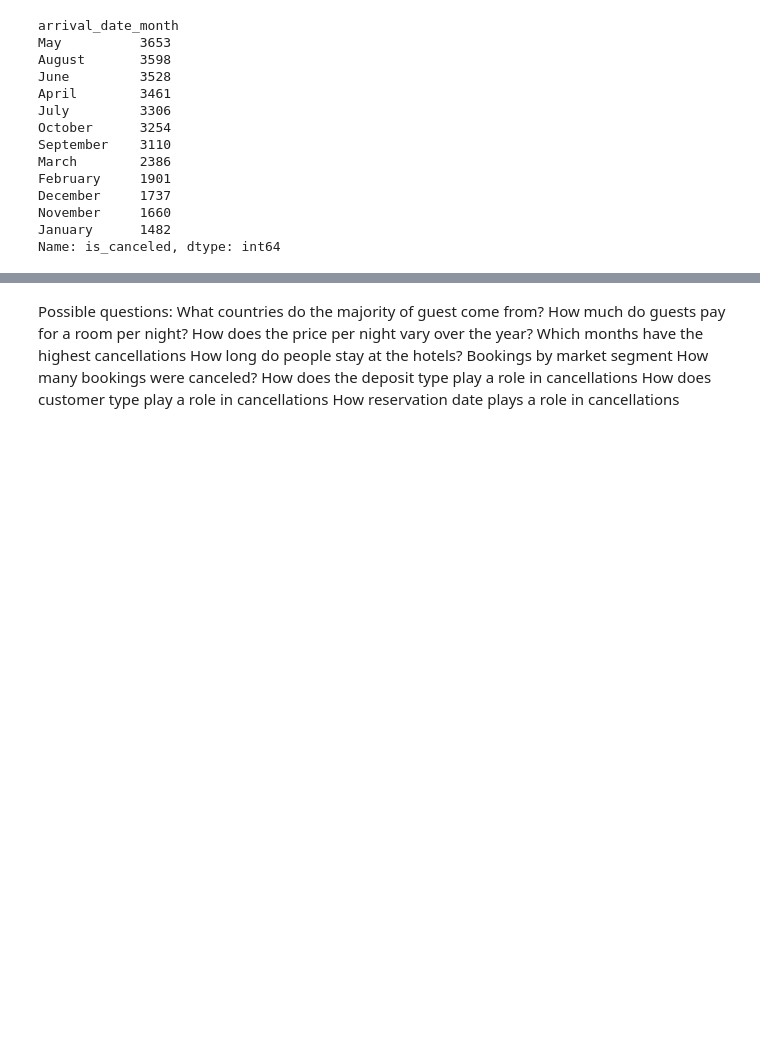
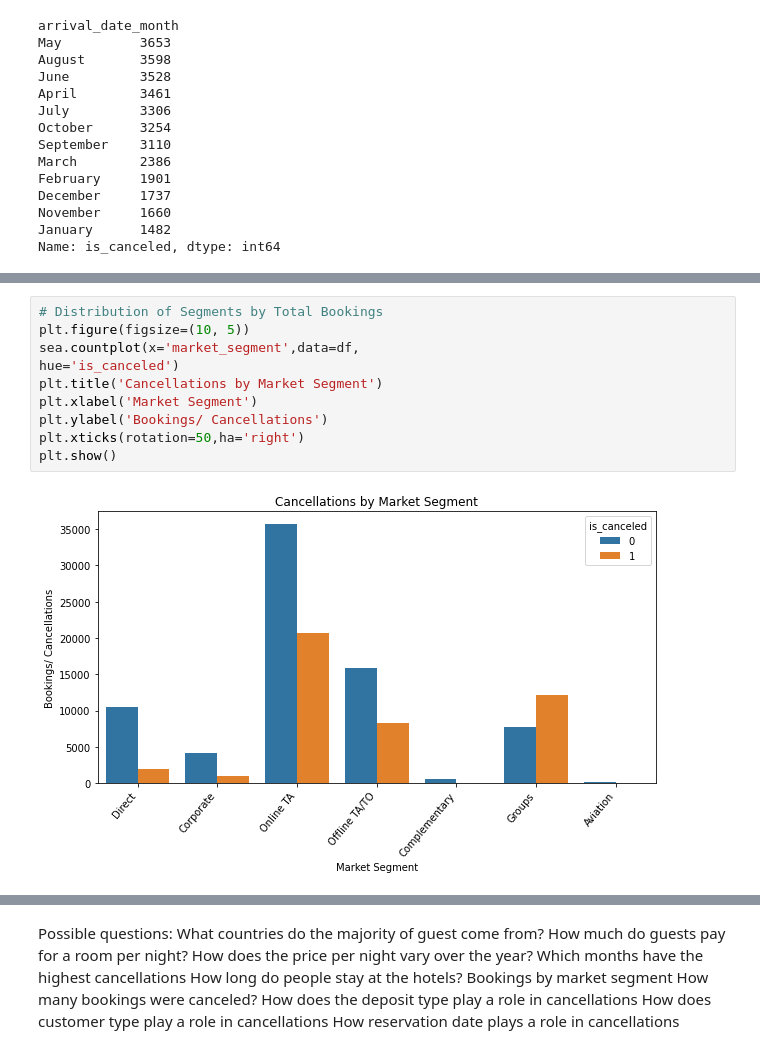
Before and after one commit to abrodyyy/Hotel_Repo, a Jupyter notebook: Hotel_ExploratoryAnalysis.ipynb, the cells around one changed output, grey strips where cells are left out. Drawn from its saved outputs; the diff is of its cells as text; blank space fills up the shorter version.

```diff
--- a/Hotel_ExploratoryAnalysis.ipynb
+++ b/Hotel_ExploratoryAnalysis.ipynb
@@ -343,0 +396,12 @@ Name: is_canceled, dtype: int64
+# %%
+# Distribution of Segments by Total Bookings
+plt.figure(figsize=(10, 5))
+sea.countplot(x='market_segment',data=df,
+hue='is_canceled')
+plt.title('Cancellations by Market Segment')
+plt.xlabel('Market Segment')
+plt.ylabel('Bookings/ Cancellations')
+plt.xticks(rotation=50,ha='right')
+plt.show()
+# %% [output]
+[figure, added]
```
Also changed, not shown: parts of 28 cells of this notebook.
